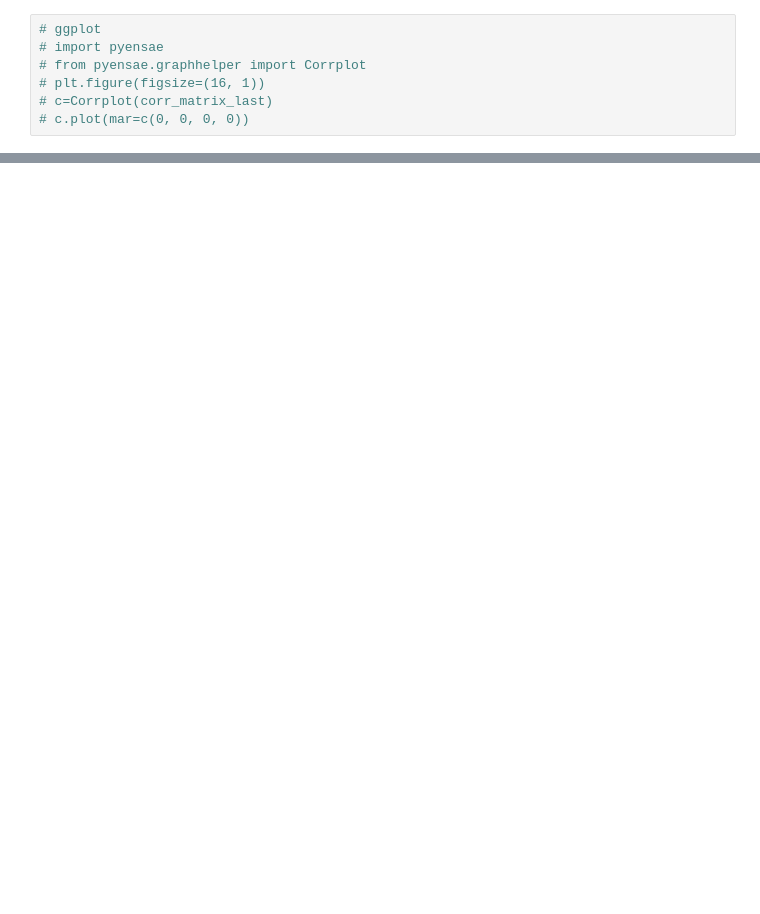
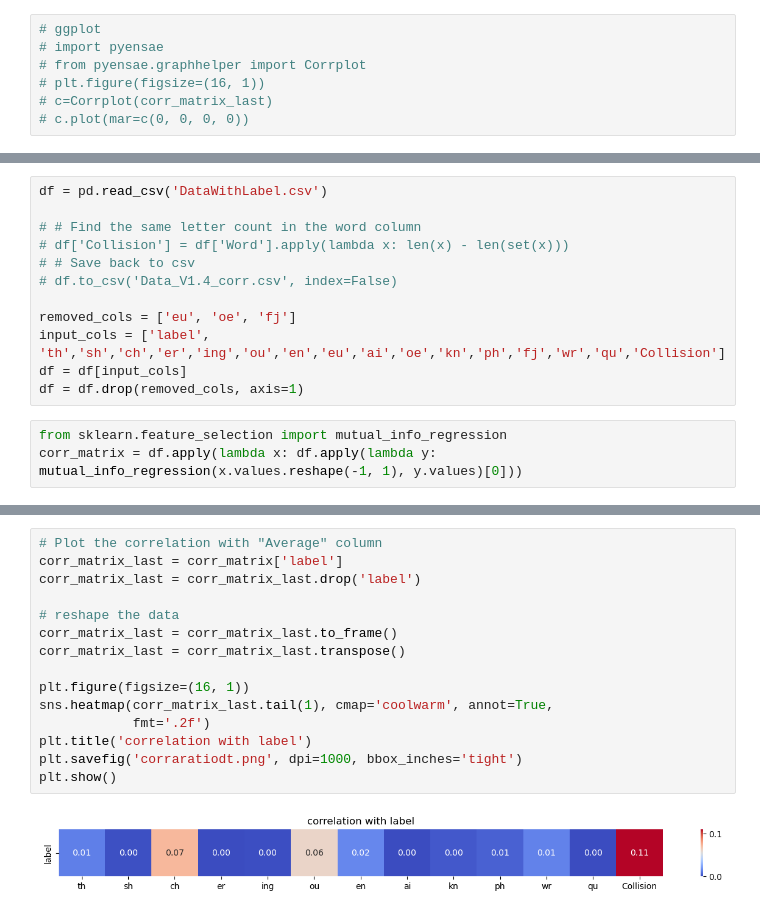
Before and after one commit to t0saki/MCM2023, a Jupyter notebook: corr.ipynb, the cells around one changed output, grey strips where cells are left out. Saved outputs shown, nothing was run; the diff lists cells and outputs as text; blank space fills up the shorter version.

```diff
--- a/corr.ipynb
+++ b/corr.ipynb
@@ -49,0 +113,15 @@ plt.show()
+# %%
+df = pd.read_csv('DataWithLabel.csv')
+
+# # Find the same letter count in the word column
+# df['Collision'] = df['Word'].apply(lambda x: len(x) - len(set(x)))
+# # Save back to csv
+# df.to_csv('Data_V1.4_corr.csv', index=False)
+
+removed_cols = ['eu', 'oe', 'fj']
+input_cols = ['label', 'th','sh','ch','er','ing','ou','en','eu','ai','oe','kn','ph','fj','wr','qu','Collision']
+df = df[input_cols]
+df = df.drop(removed_cols, axis=1)
+# %%
+from sklearn.feature_selection import mutual_info_regression
+corr_matrix = df.apply(lambda x: df.apply(lambda y: mutual_info_regression(x.values.reshape(-1, 1), y.values)[0]))
@@ -49,0 +138,17 @@ plt.show()
+# %%
+# Plot the correlation with "Average" column
+corr_matrix_last = corr_matrix['label']
+corr_matrix_last = corr_matrix_last.drop('label')
+
+# reshape the data
+corr_matrix_last = corr_matrix_last.to_frame()
+corr_matrix_last = corr_matrix_last.transpose()
+
+plt.figure(figsize=(16, 1))
+sns.heatmap(corr_matrix_last.tail(1), cmap='coolwarm', annot=True,
+            fmt='.2f')
+plt.title('correlation with label')
+plt.savefig('corraratiodt.png', dpi=1000, bbox_inches='tight')
+plt.show()
+# %% [output]
+[figure, added]
```
Also changed, not shown: parts of 10 cells of this notebook, 33 other files.
